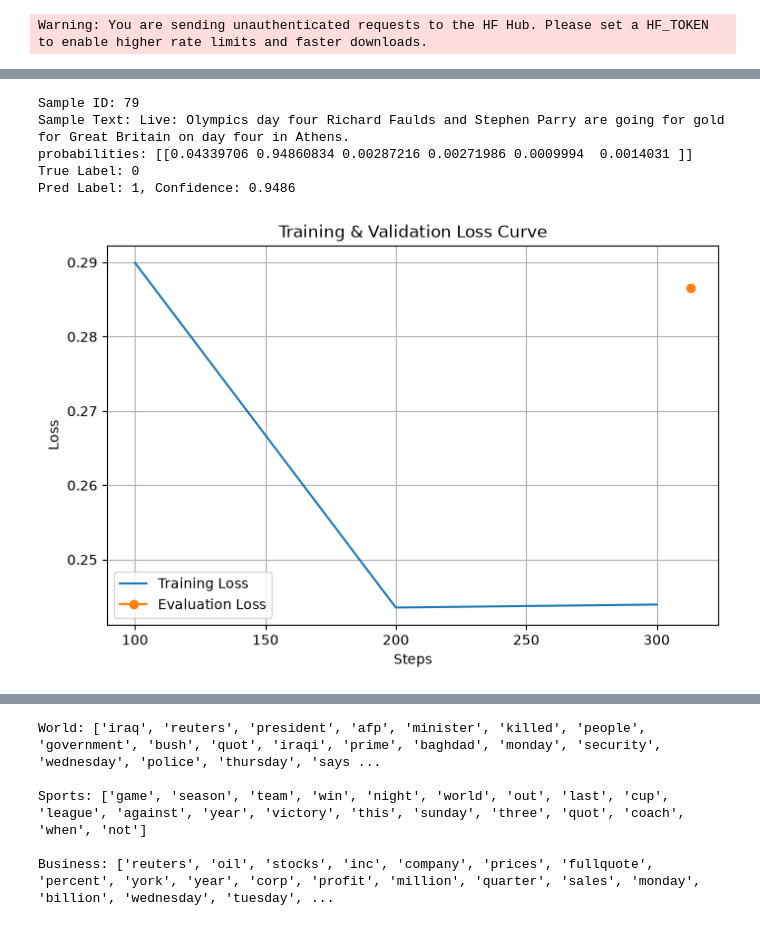
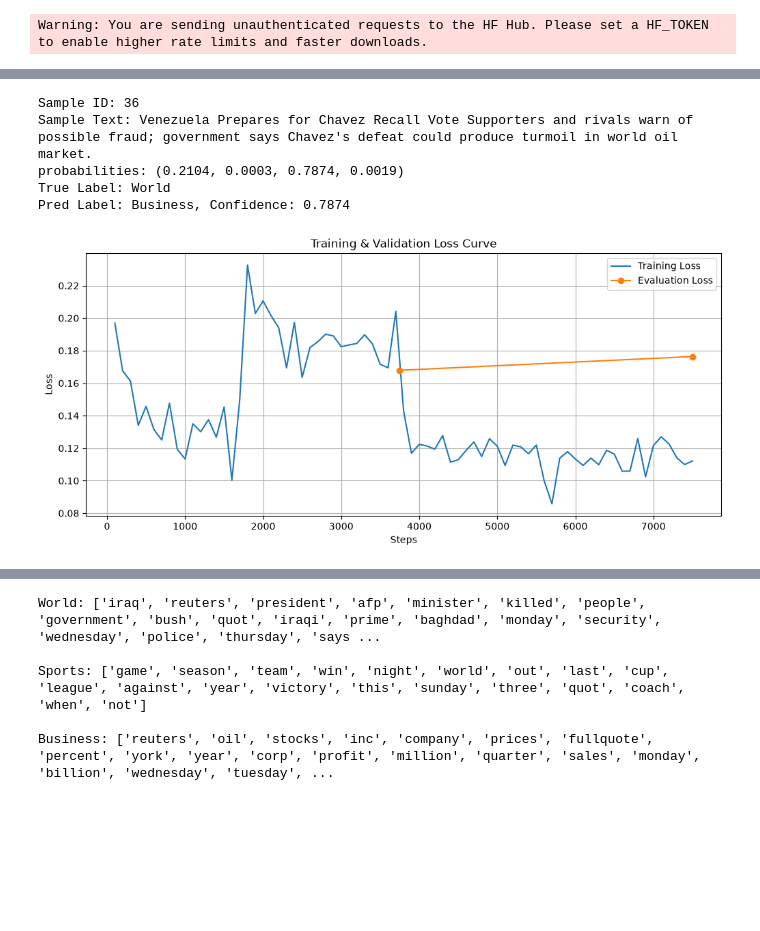
Before and after one commit to Ferdy1G/HCAI-PBL, a Jupyter notebook: experimentation/project3.ipynb, the cells around one changed output, grey strips where cells are left out. Saved outputs shown, nothing was run; the diff lists cells and outputs as text; code cells hidden in the pictures; blank space fills up the shorter version.

Commit message:
project 3 save

```diff
--- a/experimentation/project3.ipynb
+++ b/experimentation/project3.ipynb
@@ -33,7 +47,7 @@ def tokenize_function(examples):
         examples["text"],
         padding="max_length",
         truncation=True,
-        max_length=128
+        max_length=64
     )
 
-tokenized_datasets = dataset.map(tokenize_function, batched=True)
+tokenized_datasets_2 = dataset.map(tokenize_function, batched=True)
@@ -59,3 +187,8 @@ pre_classifier.weight   | MISSING    |
 Notes:
 - UNEXPECTED:   can be ignored when loading from different task/architecture; not ok if you expect identical arch.
 - MISSING:      those params were newly initialized because missing from the checkpoint. Consider training on your downstream task.
+# %%
+model_small = AutoModelForSequenceClassification.from_pretrained(
+    "distilbert-base-uncased",
+    num_labels=4
+)
@@ -86,0 +239,20 @@ TrainOutput(global_step=313, training_loss=0.26026415901062205, metrics={'train_
+# %%
+training_args = TrainingArguments(
+    output_dir="./results",
+    num_train_epochs=2,
+    per_device_train_batch_size=32,
+    per_device_eval_batch_size=64,
+    eval_strategy="epoch",
+    save_strategy="epoch",
+    learning_rate=2e-5,
+    logging_steps=100,
+)
+
+trainer_small = Trainer(
+    model=model_small,
+    args=training_args,
+    train_dataset=tokenized_datasets_2["train"], # Sample down if GPU memory/time is limited
+    eval_dataset=tokenized_datasets_2["test"],
+)
+# %%
+trainer_small.train()
@@ -124,6 +303,6 @@ def predict_sample(sample_id, model, tokenizer, dataset):
 # %%
 # find wrong prediction
-for i in range(38, len(dataset['test'])):
+for i in range(24, len(dataset['test'])):
     sample = dataset['test'][i]
     text = sample['text']
     label = sample['label']
@@ -136,32 +315,32 @@ for i in range(38, len(dataset['test'])):
         predict_sample(i, model, tokenizer, dataset)
         break
 # %% [output]
-Sample ID: 79
-Sample Text: Live: Olympics day four Richard Faulds and Stephen Parry are going for gold for Great Britain on day four in Athens.
-probabilities: [[0.04339706 0.94860834 0.00287216 0.00271986 0.0009994  0.0014031 ]]
-True Label: 0
-Pred Label: 1, Confidence: 0.9486
+Sample ID: 36
+Sample Text: Venezuela Prepares for Chavez Recall Vote Supporters and rivals warn of possible fraud; government says Chavez's defeat could produce turmoil in world oil market.
+probabilities: (0.2104, 0.0003, 0.7874, 0.0019)
+True Label: World
+Pred Label: Business, Confidence: 0.7874
 # %%
 # Extract training and evaluation loss from trainer state
-log_history = trainer.state.log_history
+log_history = trainer_small.state.log_history
 
 train_loss = [x["loss"] for x in log_history if "loss" in x]
 train_steps = [x["step"] for x in log_history if "loss" in x]
 
 eval_loss = [x["eval_loss"] for x in log_history if "eval_loss" in x]
 eval_steps = [x["step"] for x in log_history if "eval_loss" in x]
 
-plt.figure(figsize=(8, 5))
+plt.figure(figsize=(12, 5))
 plt.plot(train_steps, train_loss, label="Training Loss")
 if eval_loss:
     plt.plot(eval_steps, eval_loss, label="Evaluation Loss", marker="o")
 plt.xlabel("Steps")
 plt.ylabel("Loss")
 plt.title("Training & Validation Loss Curve")
 plt.legend()
 plt.grid(True)
 plt.show()
 # %% [output]
-[figure, old version]
+[figure, new version]
 # %%
 # 1. Run predictions on the test dataset
```
Also changed, not shown: parts of 35 cells of this notebook.
